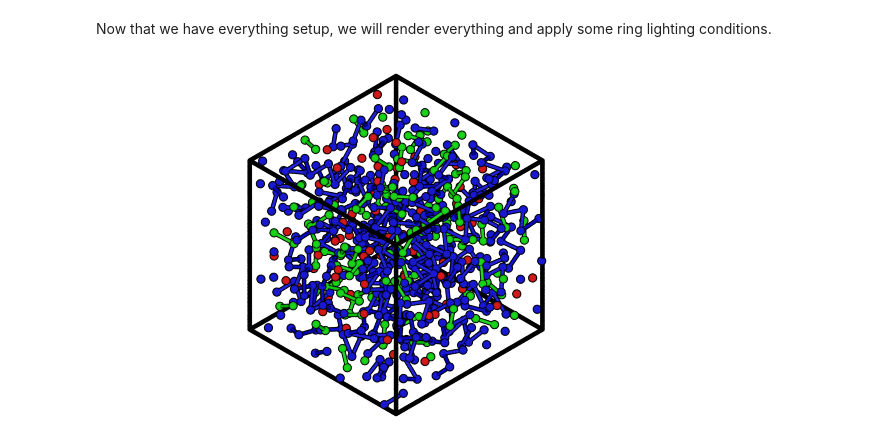
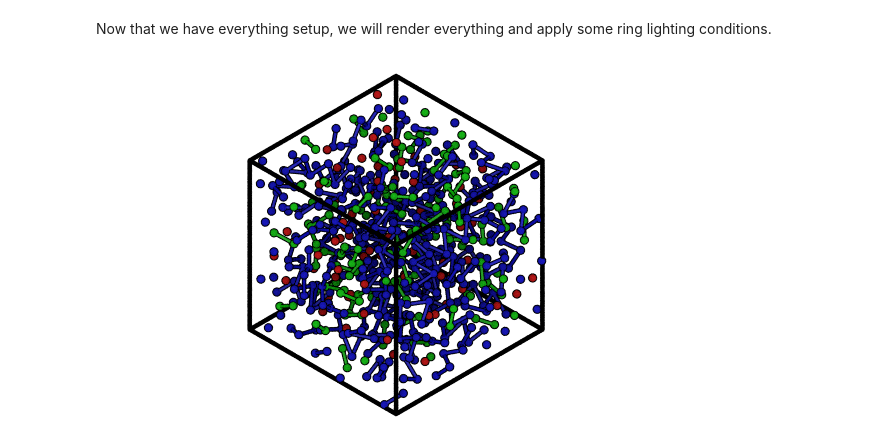
Before and after one commit to glotzerlab/fresnel-examples, a Jupyter notebook: 02-Advanced-topics/05-GSD-visualization.ipynb, the cells around one changed output. Saved outputs shown, nothing was run; the diff lists cells and outputs as text; code cells hidden in the pictures.

Commit message:
removed freud, refrences to unwrapping, and now using pathtrace

```diff
--- a/02-Advanced-topics/05-GSD-visualization.ipynb
+++ b/02-Advanced-topics/05-GSD-visualization.ipynb
@@ -92,6 +88,6 @@ bonds.radius[:] = [0.1] * N_bonds
 Now that we have everything setup, we will render everything and apply some ring lighting conditions.
 # %%
 scene.lights = fresnel.light.ring()
-fresnel.preview(scene, aa_level=3)
+fresnel.pathtrace(scene, light_samples=5)
 # %% [output]
-[figure, old version]
+[figure, new version]
```
Also changed, not shown: parts of 7 cells of this notebook.
